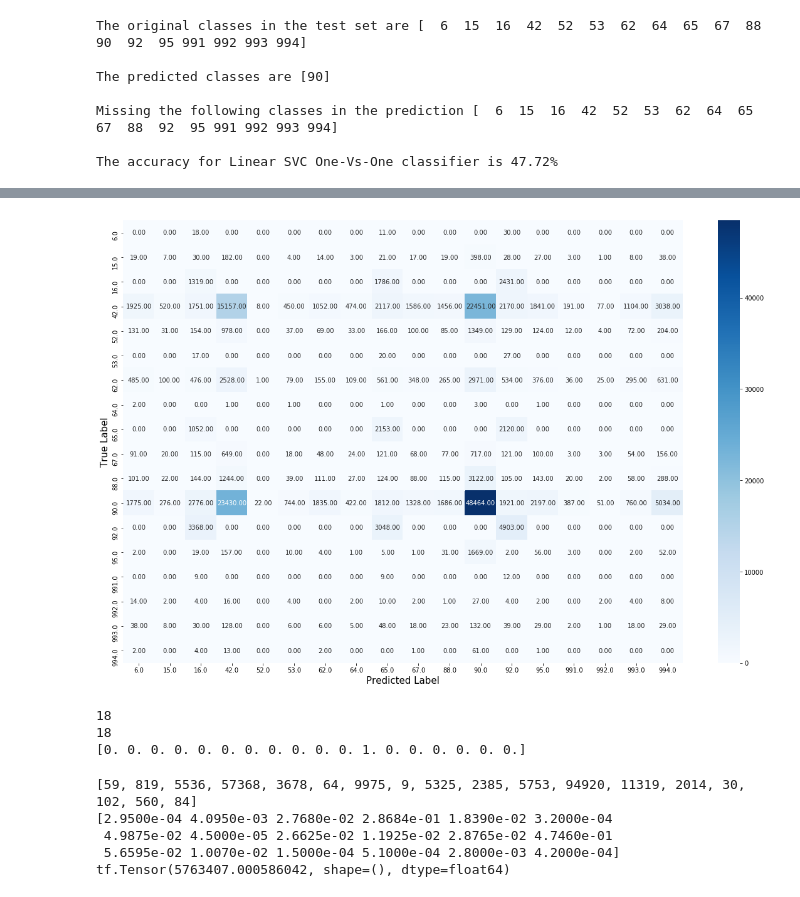
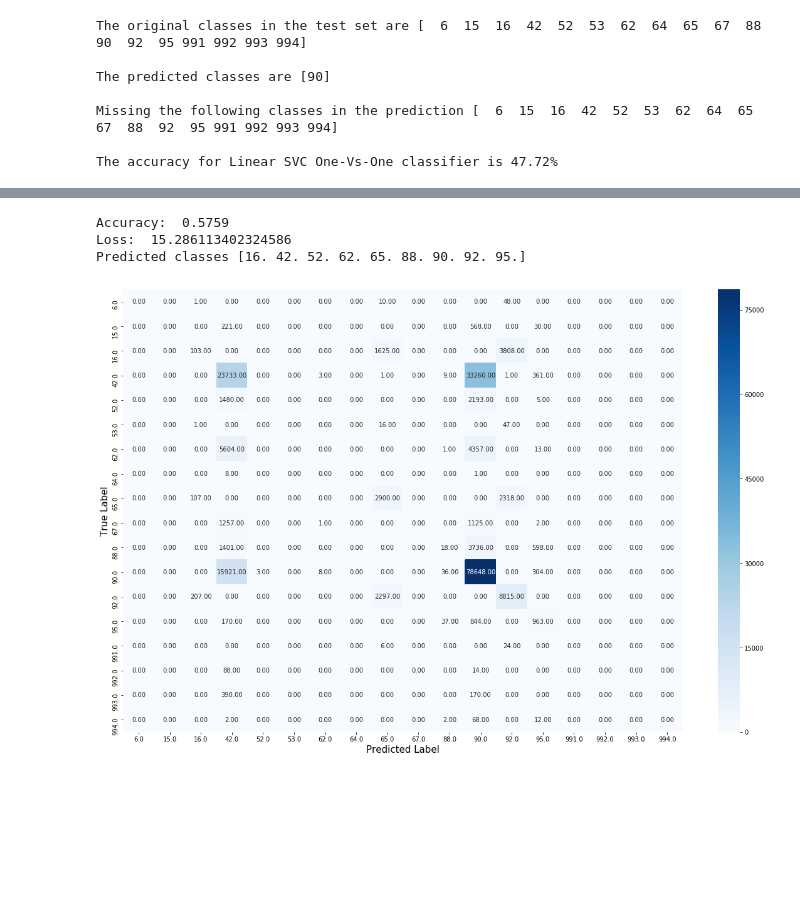
Before and after one commit to neerajkulk/ml_finalproj, a Jupyter notebook: Abdul_SVM.ipynb, the cells around one changed output, grey strips where cells are left out. Cells and saved outputs as stored; diff of their text form; code cells hidden in the pictures; blank space fills up the shorter version.

```diff
--- a/Abdul_SVM.ipynb
+++ b/Abdul_SVM.ipynb
@@ -438,45 +446,25 @@ The train accuracy for Linear SVC One-Vs-One classifier is 40.32%
 # %%
-# Confusion matrix for the the best SVC classifier on transformed features using PCA
-cf = confusion_matrix(y_test, Predictions_SVC_OVO)
-plt.figure(figsize = (20,13))
-sn.heatmap(cf, annot=True, fmt='.2f', cmap='Blues', xticklabels=np.unique(y), yticklabels=np.unique(y))
-plt.xlabel('Predicted Label', fontsize=15)
-plt.ylabel('True Label', fontsize=15)
-plt.savefig('SVM_confusion_matrix_500_epochs.png', dpi=200, bbox_inches='tight')
-plt.show()
+# Plotting confusion matrix
+
+def confusion_matrix_plot(y_true, predictions, name):
+
+    cf = confusion_matrix(y_true, predictions)
+    plt.figure(figsize = (20,13))
+    sn.heatmap(cf, annot=True, fmt='.2f', cmap='Blues', xticklabels=np.unique(y_true), yticklabels=np.unique(y_true))
+    plt.xlabel('Predicted Label', fontsize=15)
+    plt.ylabel('True Label', fontsize=15)
+    plt.savefig(name+'.png', dpi=200, bbox_inches='tight')
+    plt.show()
-# %% [output]
-[figure, removed]
-# %%
-classes = np.sort(np.unique(Predictions_SVC_OVO))
-transformed = []
-print(len(classes))
-for i in range(len(Predictions_SVC_OVO)):
-    probabilities = (Predictions_SVC_OVO[i] == classes)*1.0
-    #probabilities = np.pad(probabilities, (0, 18), 'constant')
-    transformed.append(probabilities)
-# %% [output]
-18
-18
-[0. 0. 0. 0. 0. 0. 0. 0. 0. 0. 0. 1. 0. 0. 0. 0. 0. 0.]
-# %%
-N = []
-targets = np.unique(y_test)
-for i in np.arange(len(targets)):
-    N += [len(y_test[y_test == targets[i]])]
-w = N/np.sum(N)
-
-print(N)
-print(w)
-
-def LogLoss(y_true, y_pred):
-    y_clip = tf.clip_by_value(y_pred, 1e-15, 1-1e-15)
-    loss = -(tf.reduce_mean(tf.reduce_mean(y_true*tf.math.log(y_clip), axis=0)/w))
-    return loss
-
-print(LogLoss(y_test, np.array(transformed)))
-# %% [output]
-[59, 819, 5536, 57368, 3678, 64, 9975, 9, 5325, 2385, 5753, 94920, 11319, 2014, 30, 102, 560, 84]
-[2.9500e-04 4.0950e-03 2.7680e-02 2.8684e-01 1.8390e-02 3.2000e-04
- 4.9875e-02 4.5000e-05 2.6625e-02 1.1925e-02 2.8765e-02 4.7460e-01
- 5.6595e-02 1.0070e-02 1.5000e-04 5.1000e-04 2.8000e-03 4.2000e-04]
-tf.Tensor(5763407.000586042, shape=(), dtype=float64)
+# %%
+# Decision Tree Classifier
+DT = DecisionTreeClassifier(max_depth=9)
+Predictions_DT = DT.fit(X,y).predict(X_test)
+print("Accuracy: ", DT.score(X_test, y_test))
+print("Loss: ", log_loss_wrapper(Predictions_DT))
+print("Predicted classes", np.unique(Predictions_DT))
+confusion_matrix_plot(y_test, Predictions_DT, 'DecisionTree')
+# %% [output]
+Accuracy:  0.5759
+Loss:  15.286113402324586
+Predicted classes [16. 42. 52. 62. 65. 88. 90. 92. 95.]
+[figure, added]
```
Also changed, not shown: parts of 18 cells of this notebook.
